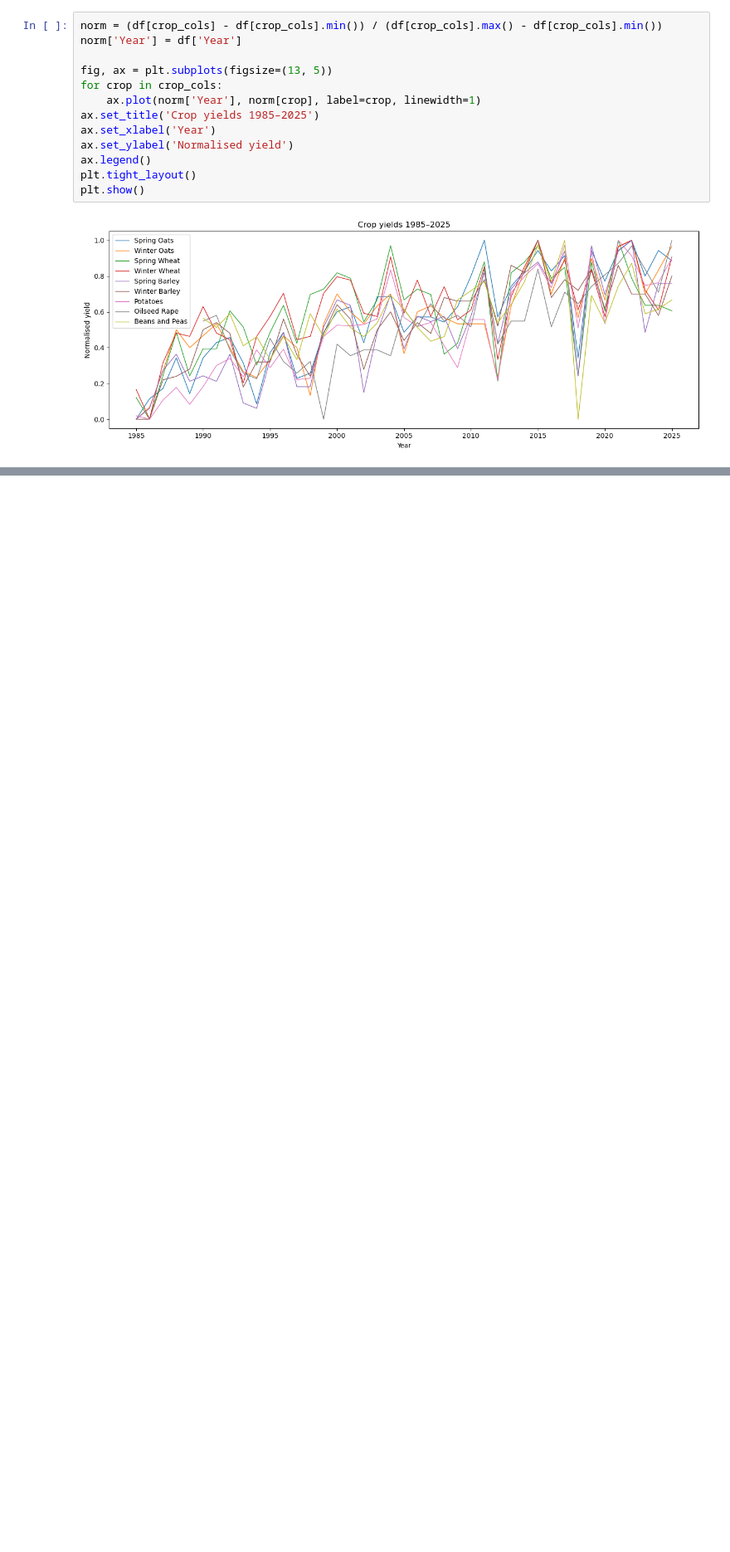
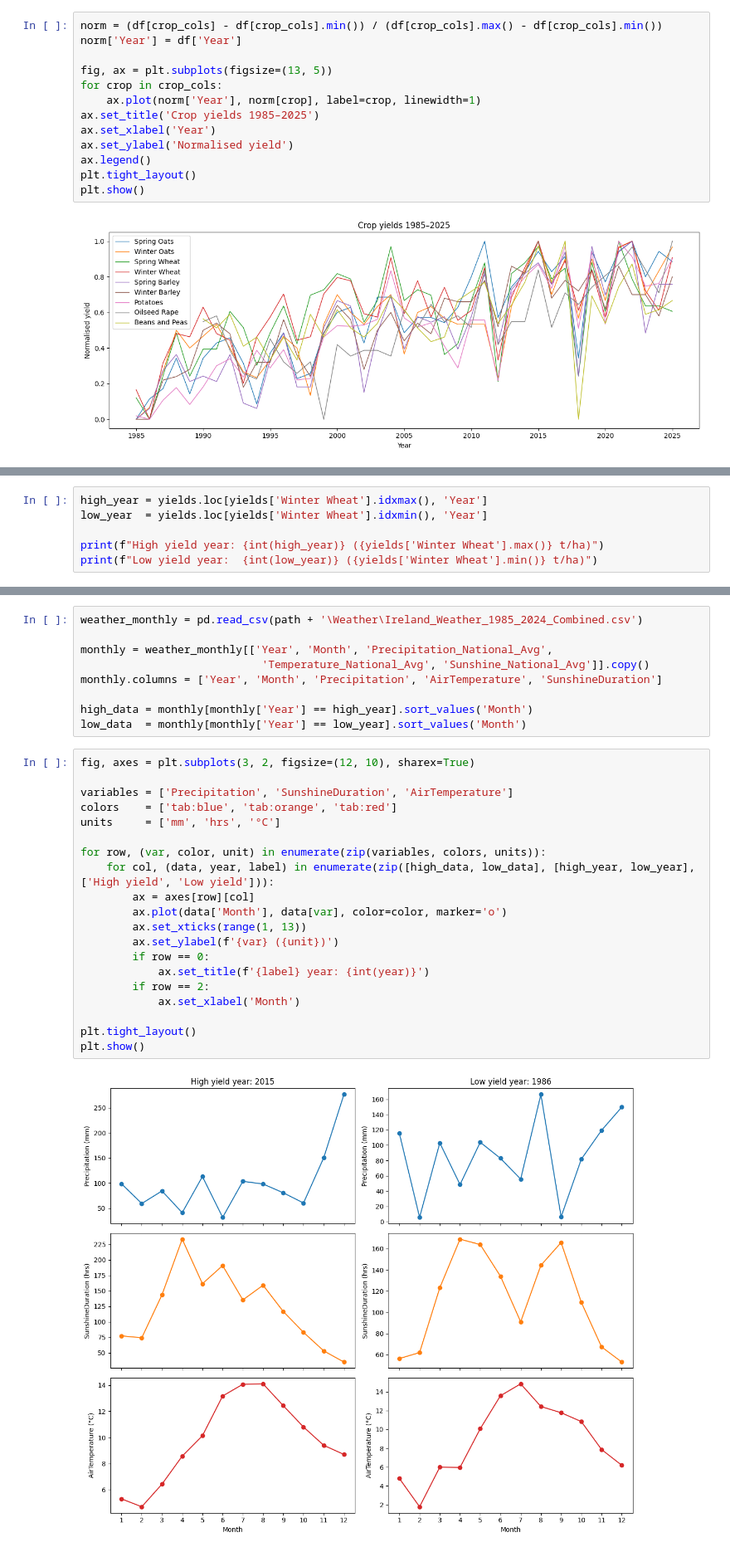
Before and after one commit to Aaron2808/CapstoneProject, a Jupyter notebook: DataAnalysis.ipynb, the cells around one changed output, grey strips where cells are left out. Shown at 83% size. Drawn from its saved outputs; the diff is of its cells as text; blank space fills up the shorter version.

```diff
--- a/DataAnalysis.ipynb
+++ b/DataAnalysis.ipynb
@@ -103,0 +104,6 @@ plt.show()
+# %%
+high_year = yields.loc[yields['Winter Wheat'].idxmax(), 'Year']
+low_year  = yields.loc[yields['Winter Wheat'].idxmin(), 'Year']
+
+print(f"High yield year: {int(high_year)} ({yields['Winter Wheat'].max()} t/ha)")
+print(f"Low yield year:  {int(low_year)} ({yields['Winter Wheat'].min()} t/ha)")
@@ -103,0 +113,31 @@ plt.show()
+# %%
+weather_monthly = pd.read_csv(path + '\Weather\Ireland_Weather_1985_2024_Combined.csv')
+
+monthly = weather_monthly[['Year', 'Month', 'Precipitation_National_Avg',
+                            'Temperature_National_Avg', 'Sunshine_National_Avg']].copy()
+monthly.columns = ['Year', 'Month', 'Precipitation', 'AirTemperature', 'SunshineDuration']
+
+high_data = monthly[monthly['Year'] == high_year].sort_values('Month')
+low_data  = monthly[monthly['Year'] == low_year].sort_values('Month')
+# %%
+fig, axes = plt.subplots(3, 2, figsize=(12, 10), sharex=True)
+
+variables = ['Precipitation', 'SunshineDuration', 'AirTemperature']
+colors    = ['tab:blue', 'tab:orange', 'tab:red']
+units     = ['mm', 'hrs', '°C']
+
+for row, (var, color, unit) in enumerate(zip(variables, colors, units)):
+    for col, (data, year, label) in enumerate(zip([high_data, low_data], [high_year, low_year], ['High yield', 'Low yield'])):
+        ax = axes[row][col]
+        ax.plot(data['Month'], data[var], color=color, marker='o')
+        ax.set_xticks(range(1, 13))
+        ax.set_ylabel(f'{var} ({unit})')
+        if row == 0:
+            ax.set_title(f'{label} year: {int(year)}')
+        if row == 2:
+            ax.set_xlabel('Month')
+
+plt.tight_layout()
+plt.show()
+# %% [output]
+[figure, added]
```
Also changed, not shown: parts of 5 cells of this notebook, 3 other files.
